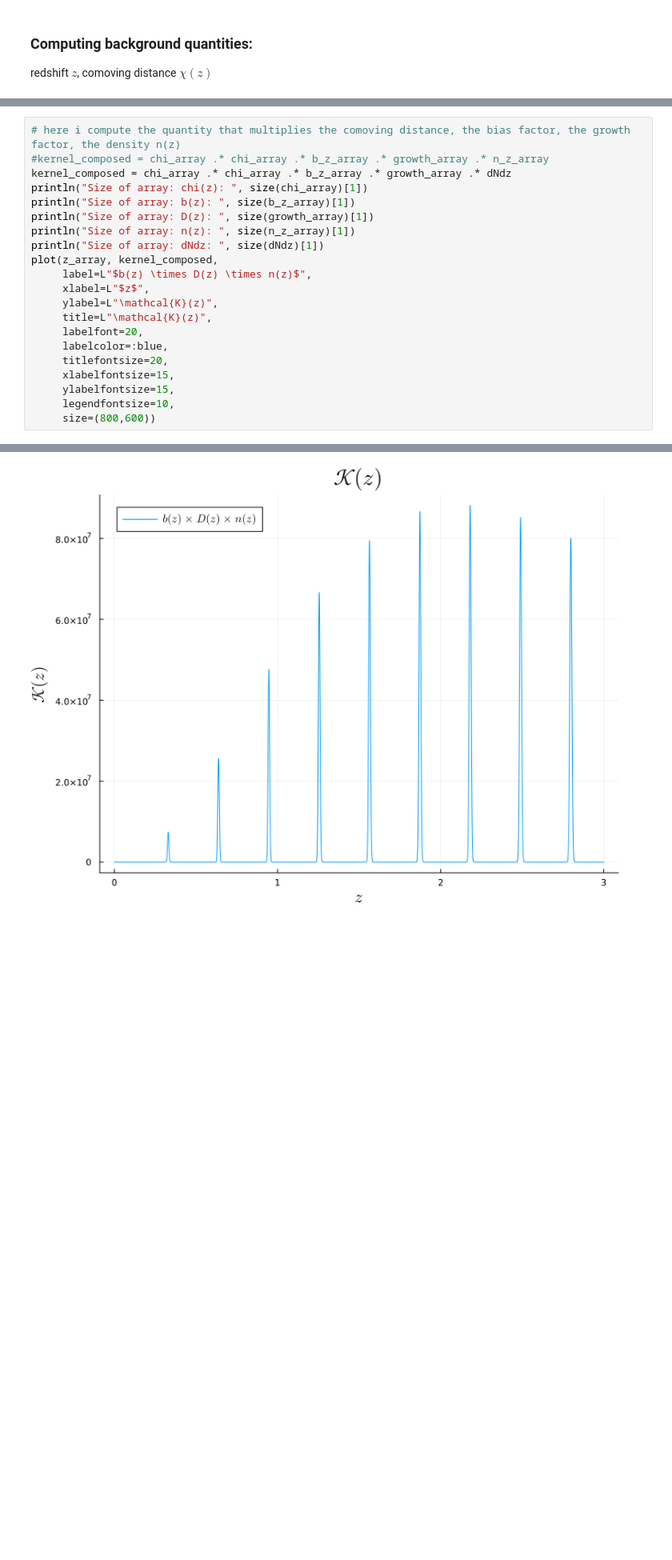
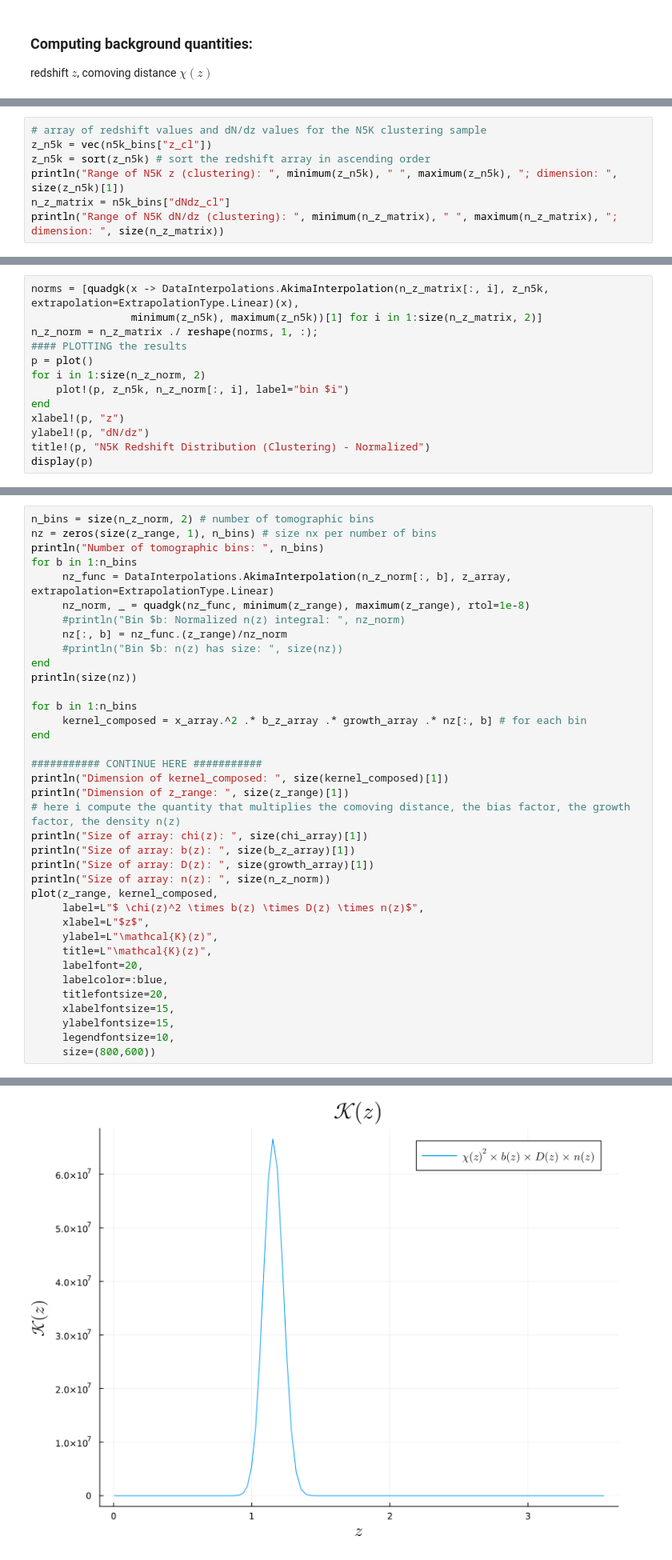
Before and after one commit to anvi-git/3D_Angular_Power_Spectrum, a Jupyter notebook: notebooks/new_beyond_BLAST.ipynb, the cells around one changed output, grey strips where cells are left out. Shown at 80% size. Drawn from its saved outputs; the diff is of its cells as text; blank space fills up the shorter version.

```diff
--- a/notebooks/new_beyond_BLAST.ipynb
+++ b/notebooks/new_beyond_BLAST.ipynb
@@ -79,0 +81,7 @@ WARNING: both Interpolations and DataInterpolations export "ConstantInterpolatio
+# %%
+# array of redshift values and dN/dz values for the N5K clustering sample
+z_n5k = vec(n5k_bins["z_cl"])
+z_n5k = sort(z_n5k) # sort the redshift array in ascending order
+println("Range of N5K z (clustering): ", minimum(z_n5k), " ", maximum(z_n5k), "; dimension: ", size(z_n5k)[1])
+n_z_matrix = n5k_bins["dNdz_cl"]
+println("Range of N5K dN/dz (clustering): ", minimum(n_z_matrix), " ", maximum(n_z_matrix), "; dimension: ", size(n_z_matrix))
@@ -79,0 +103,13 @@ WARNING: both Interpolations and DataInterpolations export "ConstantInterpolatio
+# %%
+norms = [quadgk(x -> DataInterpolations.AkimaInterpolation(n_z_matrix[:, i], z_n5k, extrapolation=ExtrapolationType.Linear)(x),
+                minimum(z_n5k), maximum(z_n5k))[1] for i in 1:size(n_z_matrix, 2)]
+n_z_norm = n_z_matrix ./ reshape(norms, 1, :);
+#### PLOTTING the results
+p = plot()
+for i in 1:size(n_z_norm, 2)
+    plot!(p, z_n5k, n_z_norm[:, i], label="bin $i")
+end
+xlabel!(p, "z")
+ylabel!(p, "dN/dz")
+title!(p, "N5K Redshift Distribution (Clustering) - Normalized")
+display(p)
@@ -199,14 +235,30 @@ Dimension of z_array: 20000
 # %%
+n_bins = size(n_z_norm, 2) # number of tomographic bins
+nz = zeros(size(z_range, 1), n_bins) # size nx per number of bins
+println("Number of tomographic bins: ", n_bins)
+for b in 1:n_bins
+     nz_func = DataInterpolations.AkimaInterpolation(n_z_norm[:, b], z_array, extrapolation=ExtrapolationType.Linear)
+     nz_norm, _ = quadgk(nz_func, minimum(z_range), maximum(z_range), rtol=1e-8)
+     #println("Bin $b: Normalized n(z) integral: ", nz_norm)
+     nz[:, b] = nz_func.(z_range)/nz_norm
+     #println("Bin $b: n(z) has size: ", size(nz))
+end
+println(size(nz))
+
+for b in 1:n_bins
+     kernel_composed = x_array.^2 .* b_z_array .* growth_array .* nz[:, b] # for each bin
+end
+
+########### CONTINUE HERE ###########
+println("Dimension of kernel_composed: ", size(kernel_composed)[1])
+println("Dimension of z_range: ", size(z_range)[1])
 # here i compute the quantity that multiplies the comoving distance, the bias factor, the growth factor, the density n(z)
-#kernel_composed = chi_array .* chi_array .* b_z_array .* growth_array .* n_z_array
-kernel_composed = chi_array .* chi_array .* b_z_array .* growth_array .* dNdz
 println("Size of array: chi(z): ", size(chi_array)[1])
 println("Size of array: b(z): ", size(b_z_array)[1])
 println("Size of array: D(z): ", size(growth_array)[1])
-println("Size of array: n(z): ", size(n_z_array)[1])
-println("Size of array: dNdz: ", size(dNdz)[1])
-plot(z_array, kernel_composed,
-     label=L"$b(z) \times D(z) \times n(z)$",
+println("Size of array: n(z): ", size(n_z_norm))
+plot(z_range, kernel_composed,
+     label=L"$ \chi(z)^2 \times b(z) \times D(z) \times n(z)$",
      xlabel=L"$z$",
      ylabel=L"\mathcal{K}(z)",
      title=L"\mathcal{K}(z)",
@@ -226 +281 @@ Size of array: dNdz: 20000
-[figure, old version]
+[figure, new version]
```
Also changed, not shown: parts of 26 cells of this notebook.
